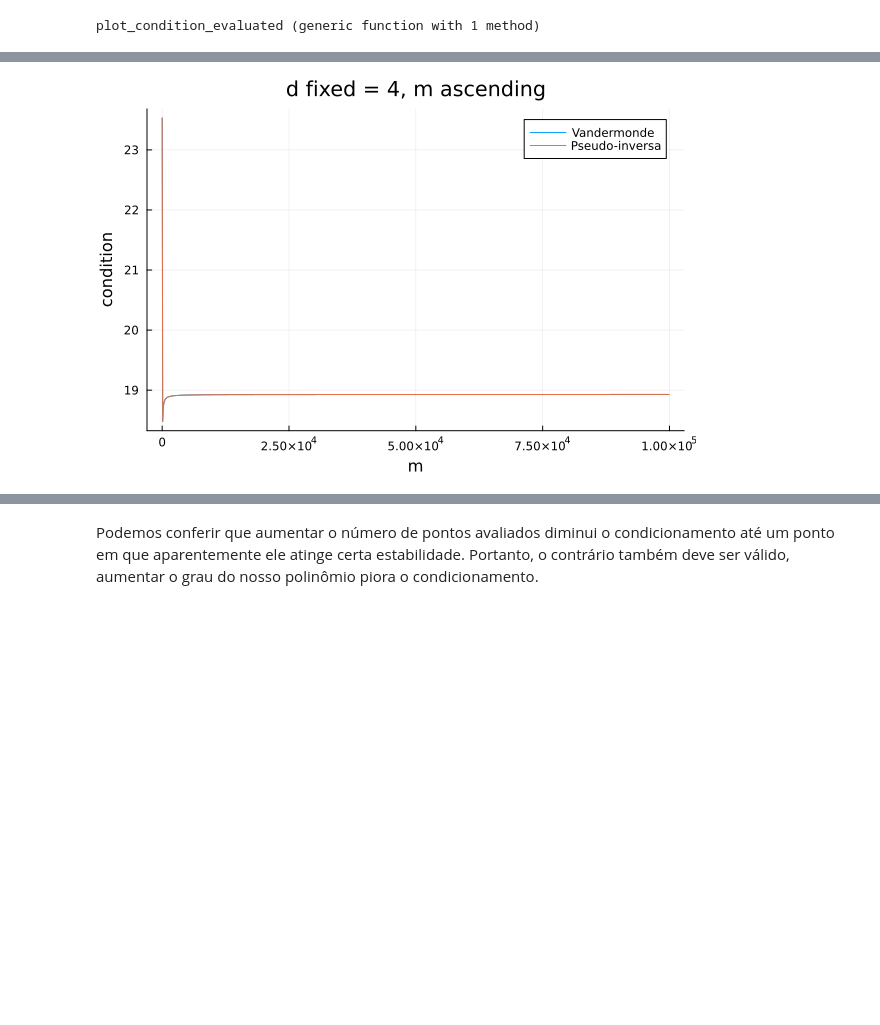
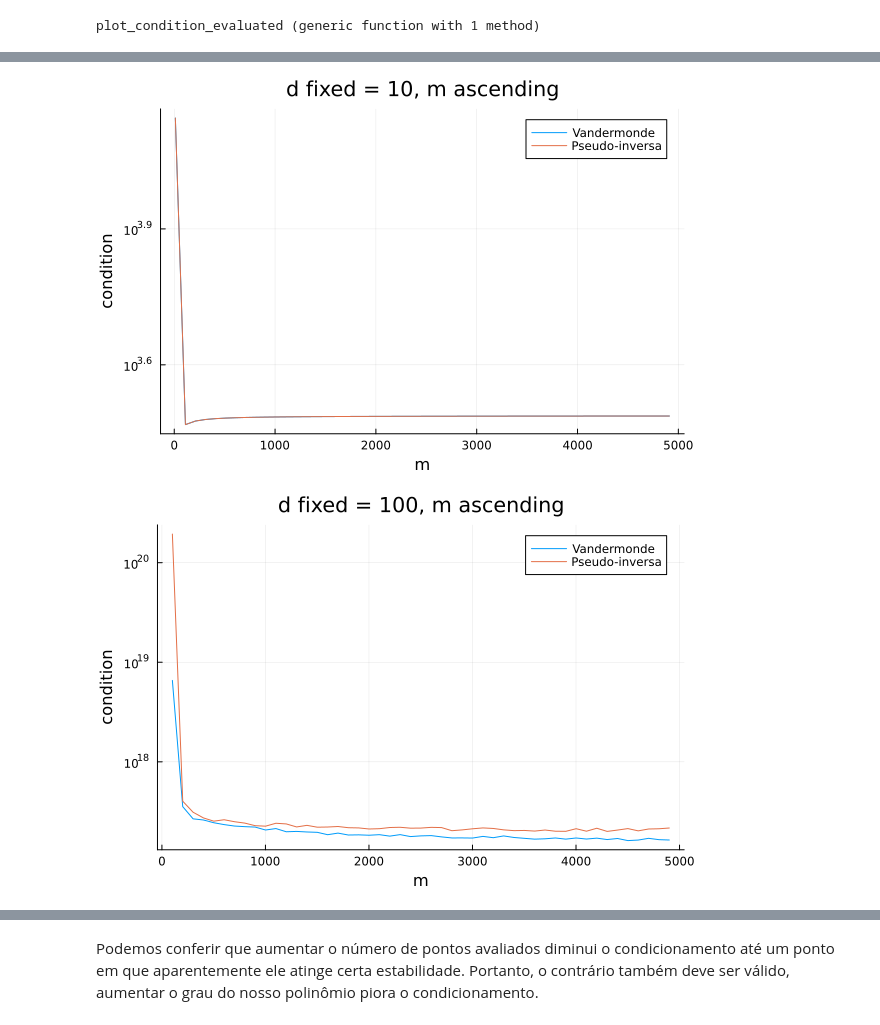
Before and after one commit to davi-dressler/polinomios_interpoladores, a Jupyter notebook: polinomios_interpoladores.ipynb, the cells around one changed output, grey strips where cells are left out. Saved outputs shown, nothing was run; the diff lists cells and outputs as text; code cells hidden in the pictures; blank space fills up the shorter version.

```diff
--- a/polinomios_interpoladores.ipynb
+++ b/polinomios_interpoladores.ipynb
@@ -117,4 +128,11 @@ Apenas $m$ aumentando
 # %%
-plot_condition_evaluated(100000, 4, variate_m= true, variate_d= false)
+plot_condition_evaluated(5000, 10, variate_m= true, variate_d= false, logscale = true)
+
+plot_condition_evaluated(5000, 100, variate_m= true, variate_d= false, logscale = true)
+
+plot_condition_evaluated(5000, 500, variate_m= true, variate_d= false, logscale = true)
+
+plot_condition_evaluated(5000, 1000, variate_m= true, variate_d= false, logscale = true)
 # %% [output]
-[figure, old version]
+[figure, new version]
+[figure, added]
```
Also changed, not shown: parts of 23 cells of this notebook.
